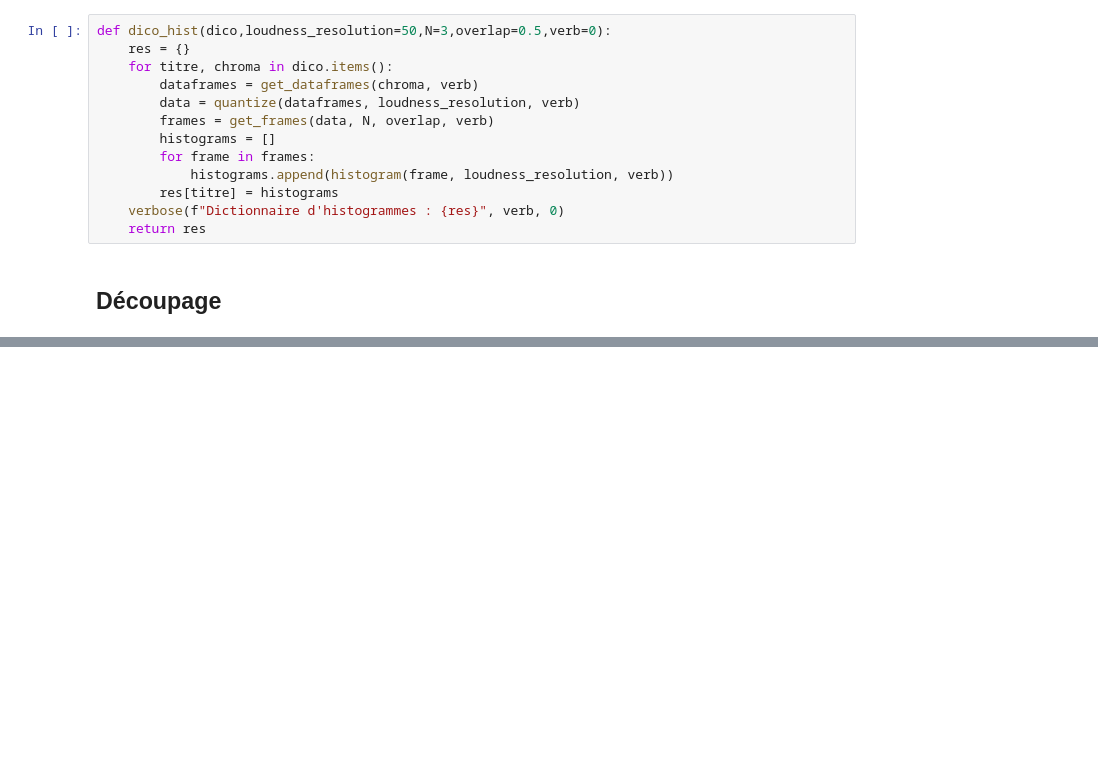
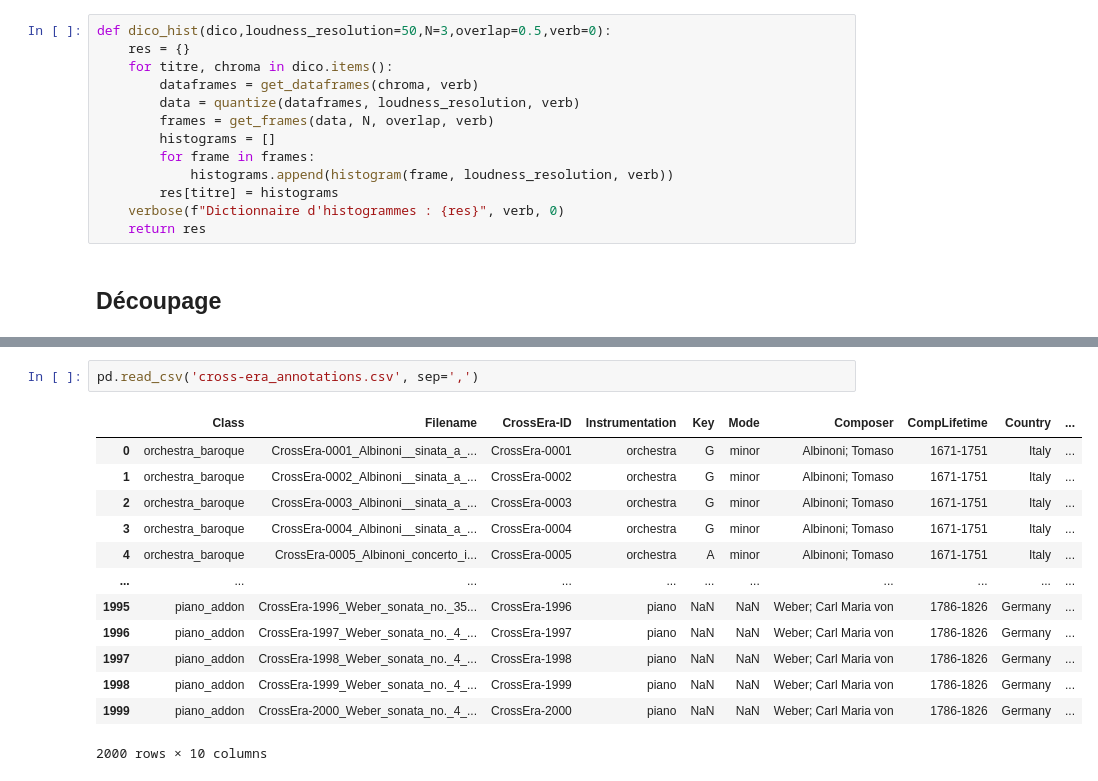
Before and after one commit to AugustinBouquillard/ClassicalGraph, a Jupyter notebook: convert_wav_features.ipynb, the cells around one changed output, grey strips where cells are left out. Drawn from its saved outputs; the diff is of its cells as text; blank space fills up the shorter version.

```diff
--- a/convert_wav_features.ipynb
+++ b/convert_wav_features.ipynb
@@ -116,0 +213,16 @@ with open("dico_hist_supp.pkl", "wb") as f:
+# %%
+pd.read_csv('cross-era_annotations.csv', sep=',')
+# %% [output]
+|  | Class | Filename | CrossEra-ID | Instrumentation | Key | Mode | Composer | CompLifetime | Country | ... |
+| 0 | orchestra_baroque | CrossEra-0001_Albinoni__sinata_a_... | CrossEra-0001 | orchestra | G | minor | Albinoni; Tomaso | 1671-1751 | Italy | ... |
+| 1 | orchestra_baroque | CrossEra-0002_Albinoni__sinata_a_... | CrossEra-0002 | orchestra | G | minor | Albinoni; Tomaso | 1671-1751 | Italy | ... |
+| 2 | orchestra_baroque | CrossEra-0003_Albinoni__sinata_a_... | CrossEra-0003 | orchestra | G | minor | Albinoni; Tomaso | 1671-1751 | Italy | ... |
+| 3 | orchestra_baroque | CrossEra-0004_Albinoni__sinata_a_... | CrossEra-0004 | orchestra | G | minor | Albinoni; Tomaso | 1671-1751 | Italy | ... |
+| 4 | orchestra_baroque | CrossEra-0005_Albinoni_concerto_i... | CrossEra-0005 | orchestra | A | minor | Albinoni; Tomaso | 1671-1751 | Italy | ... |
+| ... | ... | ... | ... | ... | ... | ... | ... | ... | ... | ... |
+| 1995 | piano_addon | CrossEra-1996_Weber_sonata_no._35... | CrossEra-1996 | piano | NaN | NaN | Weber; Carl Maria von | 1786-1826 | Germany | ... |
+| 1996 | piano_addon | CrossEra-1997_Weber_sonata_no._4_... | CrossEra-1997 | piano | NaN | NaN | Weber; Carl Maria von | 1786-1826 | Germany | ... |
+| 1997 | piano_addon | CrossEra-1998_Weber_sonata_no._4_... | CrossEra-1998 | piano | NaN | NaN | Weber; Carl Maria von | 1786-1826 | Germany | ... |
+| 1998 | piano_addon | CrossEra-1999_Weber_sonata_no._4_... | CrossEra-1999 | piano | NaN | NaN | Weber; Carl Maria von | 1786-1826 | Germany | ... |
+| 1999 | piano_addon | CrossEra-2000_Weber_sonata_no._4_... | CrossEra-2000 | piano | NaN | NaN | Weber; Carl Maria von | 1786-1826 | Germany | ... |
+2000 rows × 10 columns
```
Also changed, not shown: parts of 12 cells of this notebook, 3 other files.
